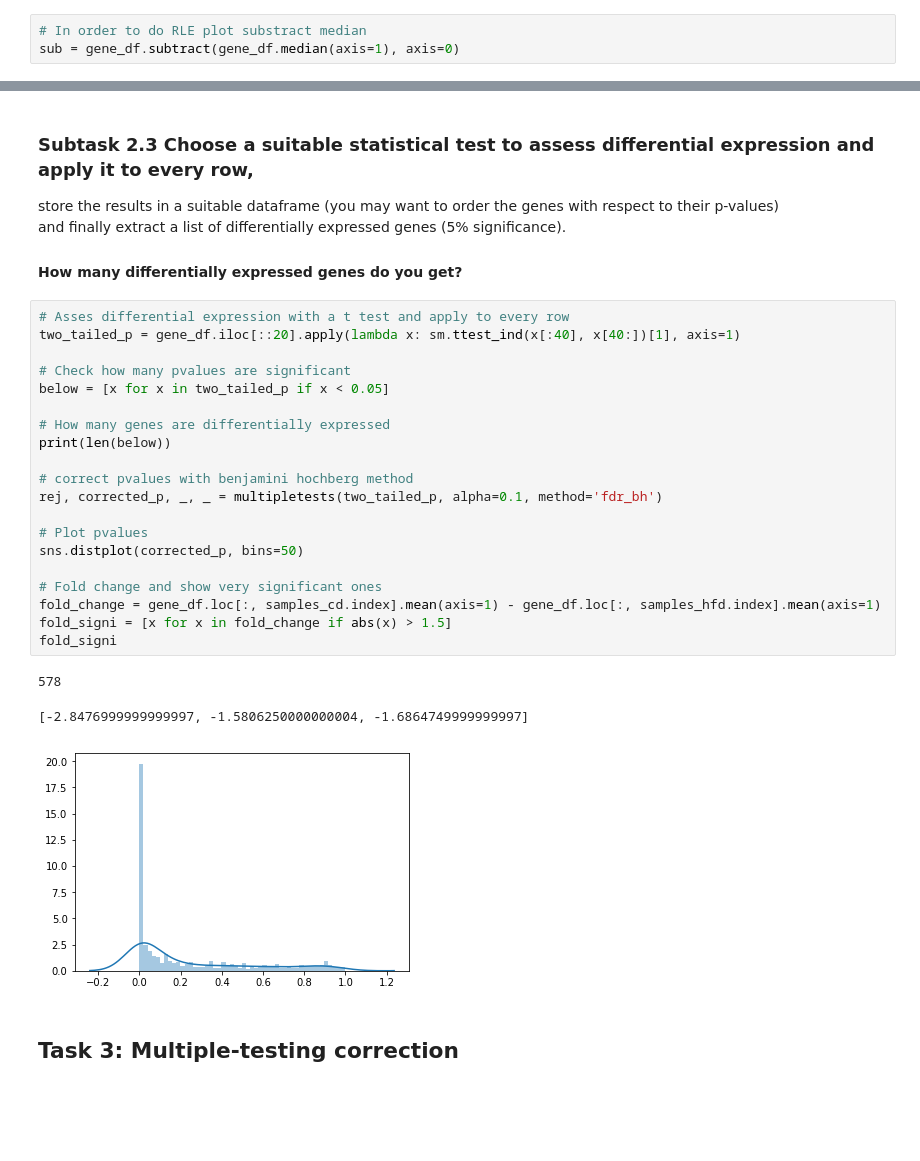
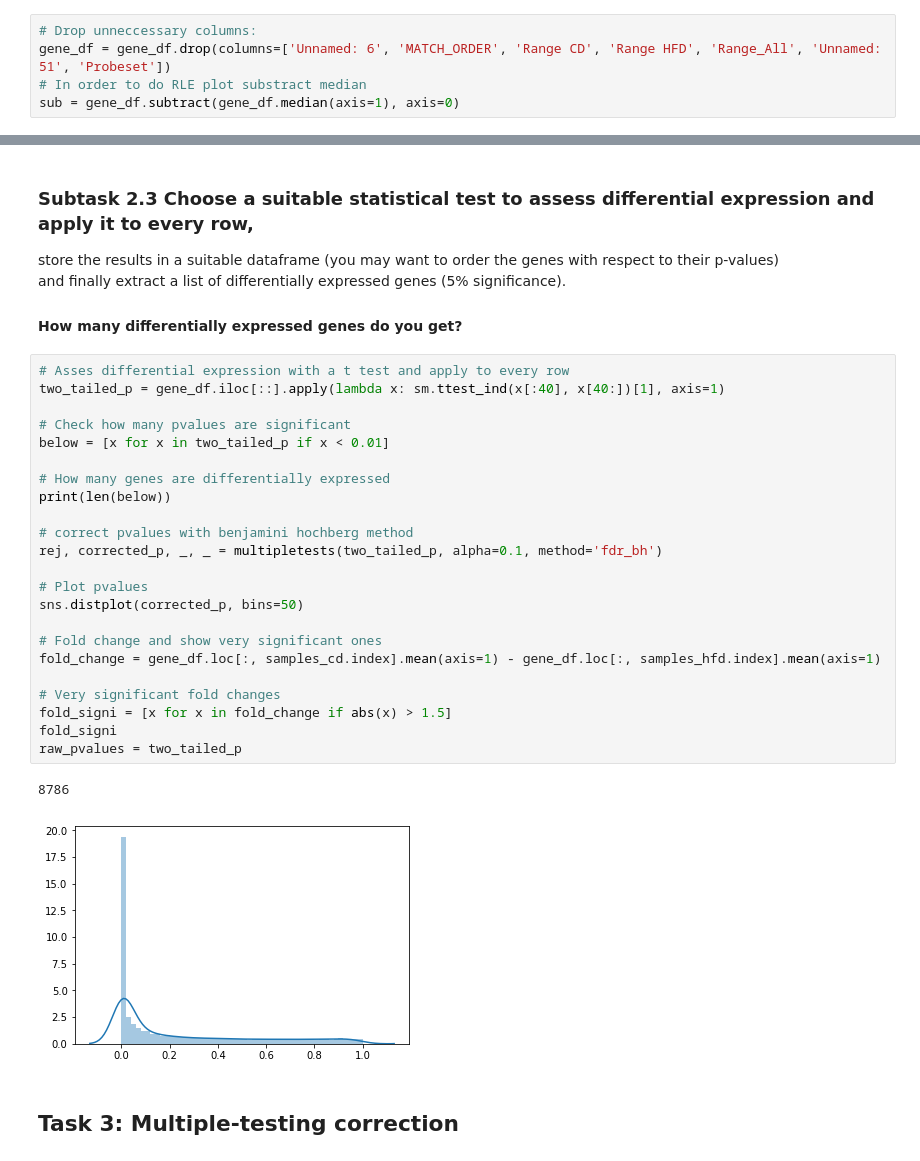
Before and after one commit to JoKuebler/Bioinformatics_ML, a Jupyter notebook: notebooks/Day56_DE_Analysis.ipynb, the cells around one changed output, grey strips where cells are left out. Cells and saved outputs as stored; diff of their text form; blank space fills up the shorter version.

```diff
--- a/notebooks/Day56_DE_Analysis.ipynb
+++ b/notebooks/Day56_DE_Analysis.ipynb
@@ -85,6 +87,8 @@ plt.show()
 # %% [markdown]
 #### Subsubtask 1.3.3: Implement a RLE plot (RLE = Relative Log Expression)
 # %%
+# Drop unneccessary columns:
+gene_df = gene_df.drop(columns=['Unnamed: 6', 'MATCH_ORDER', 'Range CD', 'Range HFD', 'Range_All', 'Unnamed: 51', 'Probeset'])
 # In order to do RLE plot substract median
 sub = gene_df.subtract(gene_df.median(axis=1), axis=0)
 # %% [markdown]
@@ -192,28 +196,30 @@ and finally extract a list of differentially expressed genes (5% significance).<
 #### How many differentially expressed genes do you get?
 # %%
 # Asses differential expression with a t test and apply to every row
-two_tailed_p = gene_df.iloc[::20].apply(lambda x: sm.ttest_ind(x[:40], x[40:])[1], axis=1)
+two_tailed_p = gene_df.iloc[::].apply(lambda x: sm.ttest_ind(x[:40], x[40:])[1], axis=1)
 
 # Check how many pvalues are significant
-below = [x for x in two_tailed_p if x < 0.05]
+below = [x for x in two_tailed_p if x < 0.01]
 
 # How many genes are differentially expressed
 print(len(below))
 
 # correct pvalues with benjamini hochberg method
 rej, corrected_p, _, _ = multipletests(two_tailed_p, alpha=0.1, method='fdr_bh')
 
 # Plot pvalues
 sns.distplot(corrected_p, bins=50)
 
 # Fold change and show very significant ones
 fold_change = gene_df.loc[:, samples_cd.index].mean(axis=1) - gene_df.loc[:, samples_hfd.index].mean(axis=1)
+
+# Very significant fold changes
 fold_signi = [x for x in fold_change if abs(x) > 1.5]
 fold_signi
+raw_pvalues = two_tailed_p
 # %% [output]
-578
+8786
-[-2.8476999999999997, -1.5806250000000004, -1.6864749999999997]
-[figure, old version]
+[figure, new version]
 # %% [markdown]
 ## Task 3: Multiple-testing correction
 # %% [markdown]
```
Also changed, not shown: parts of 14 cells of this notebook, 4 other files.
